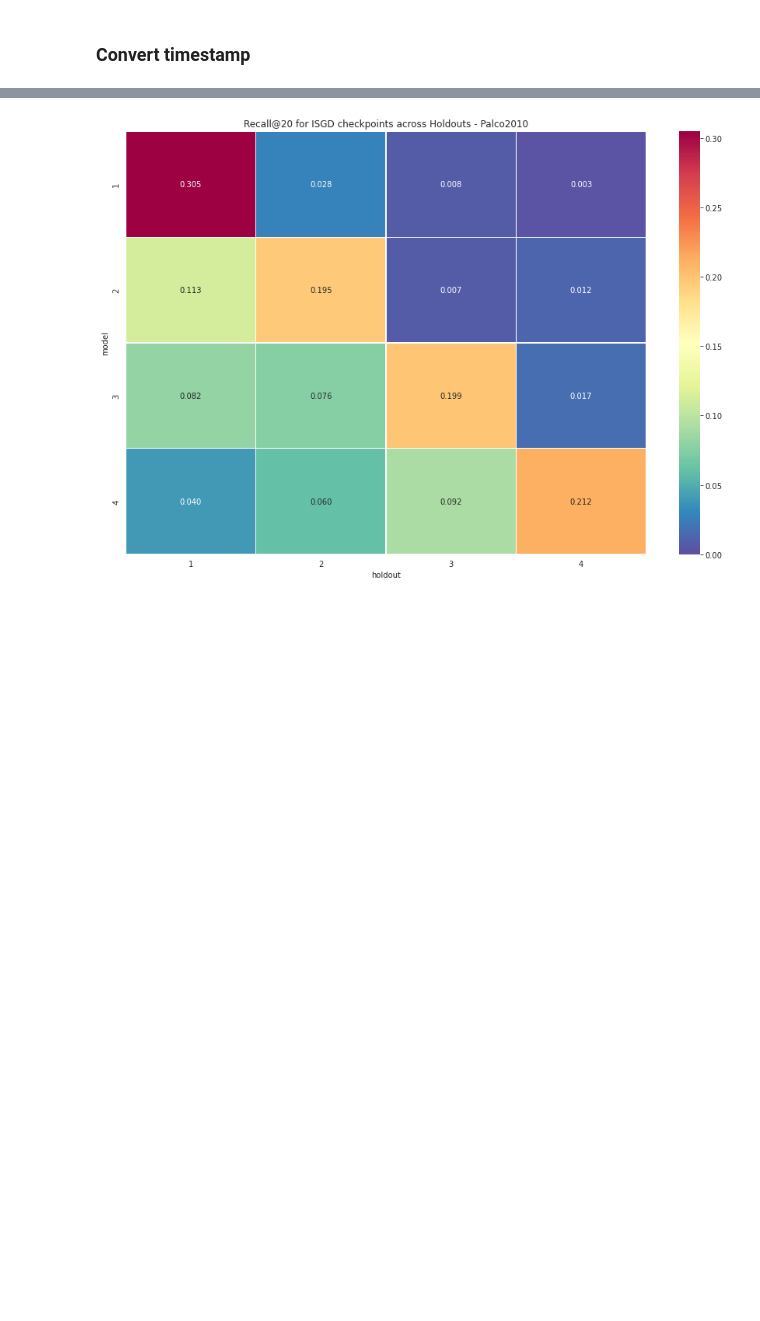
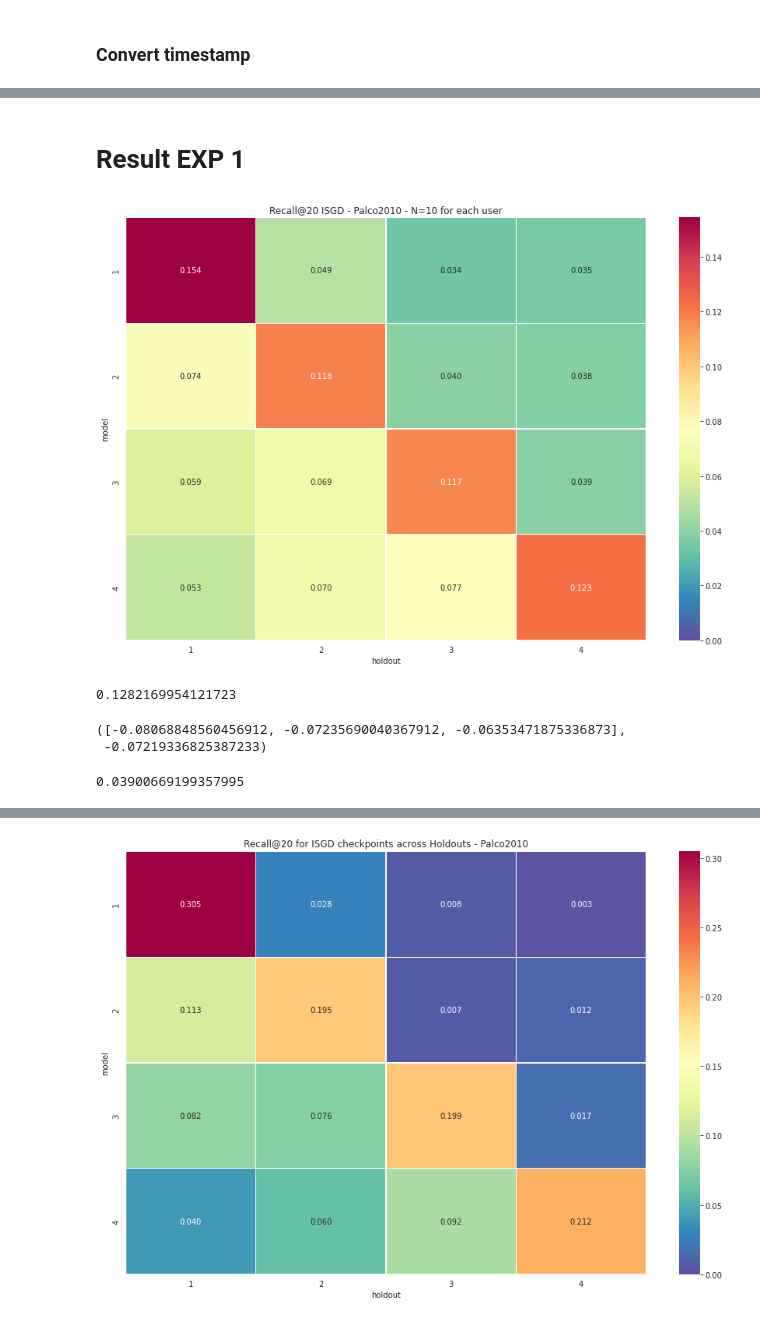
Before and after one commit to Key0412/streamRec-forgetting, a Jupyter notebook: notebooks/Avaliacao de Holdouts - sample Palco 2010 ISGD - 10 last examples.ipynb, the cells around one changed output, grey strips where cells are left out. Cells and saved outputs as stored; diff of their text form; code cells hidden in the pictures; blank space fills up the shorter version.

Commit message:
update holdouts experiments

```diff
--- a/notebooks/Avaliacao de Holdouts - sample Palco 2010 ISGD - 10 last examples.ipynb
+++ b/notebooks/Avaliacao de Holdouts - sample Palco 2010 ISGD - 10 last examples.ipynb
@@ -162,0 +193,10 @@ Wall time: 19.8 s
+# %%
+print('Converting to ImplicitData. . .')
+for i, b in enumerate(buckets):
+    buckets[i] = ImplicitData(user_list=b[user_col], item_list=b[item_col]) # convert to ImplicitData
+
+for j, h in enumerate(holdouts):
+    holdouts[j] = ImplicitData(user_list=h[user_col], item_list=h[item_col]) # convert to ImplicitData
+
+print('Done!')
+# return buckets, holdouts
@@ -172,3 +209,0 @@ joblib.dump(holdouts, 'output/palco_2010_dump/sample_holdouts.joblib')
-# %%
-buckets = joblib.load('output/palco_2010_dump/sample_buckets.joblib')
-holdouts = joblib.load('output/palco_2010_dump/sample_holdouts.joblib')
@@ -265,4 +242,31 @@ Wall time: 28min 20s
 # %%
 rm = eval.results_matrix
-df = pd.DataFrame(rm)
-df.to_csv('output/palco_2010_dump/sample_palco2010 month_bucket ISGD results.csv', index=False)
+df_exp1 = pd.DataFrame(rm)
+# df.to_csv('output/palco_2010_dump/sample_palco2010 month_bucket ISGD results.csv', index=False)
+# %% [markdown]
+# Result EXP 1
+# %%
+# result with N=10 last interactions of each user - items in holdout are removed from the training data
+recall_heatmap(df_exp1,
+    round_point=3,
+    title='Recall@20 ISGD - Palco2010 - N=10 for each user',
+    filepath=None) #='images/heatmaps/palco_2010 month_bucket ISGD heatmap.png'
+# %% [output]
+[figure, added]
+# %%
+arecall = avg_recall(df_exp1)
+arecall
+# %% [output]
+0.1282169954121723
+# %%
+BWT, meanBWT = compute_BWT(df_exp1)
+BWT, meanBWT
+# %% [output]
+([-0.08068848560456912, -0.07235690040367912, -0.06353471875336873],
+ -0.07219336825387233)
+# %%
+FWT = compute_FWT(df_exp1)
+FWT
+# que itens que usuario utilizou no passado e deixou de consumir o sistema ainda pode recomendar
+# %% [output]
+0.03900669199357995
```
Also changed, not shown: parts of 151 cells of this notebook, 11 other files.
